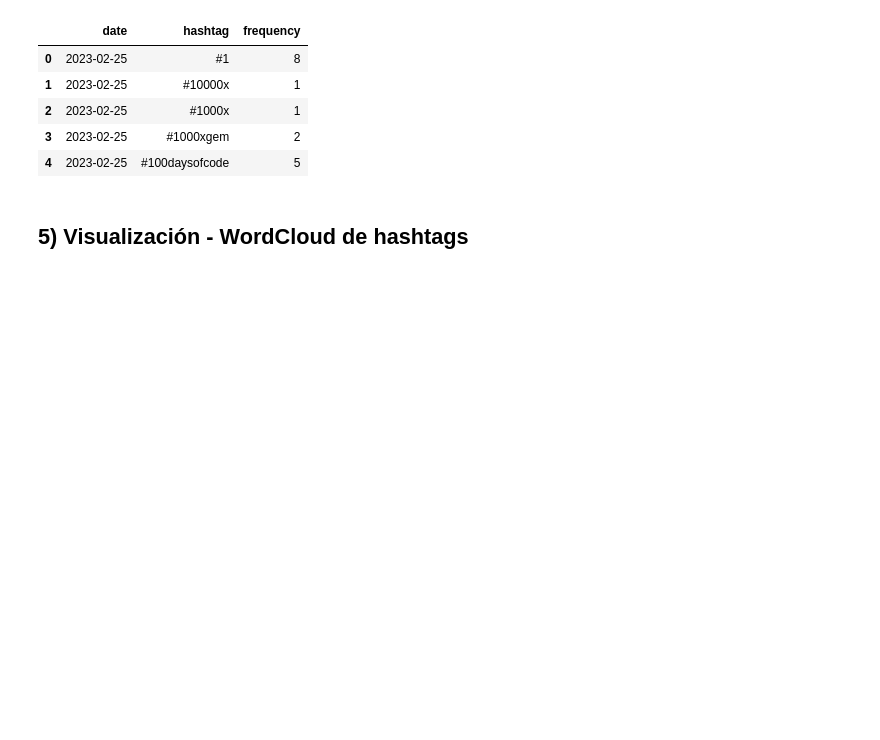
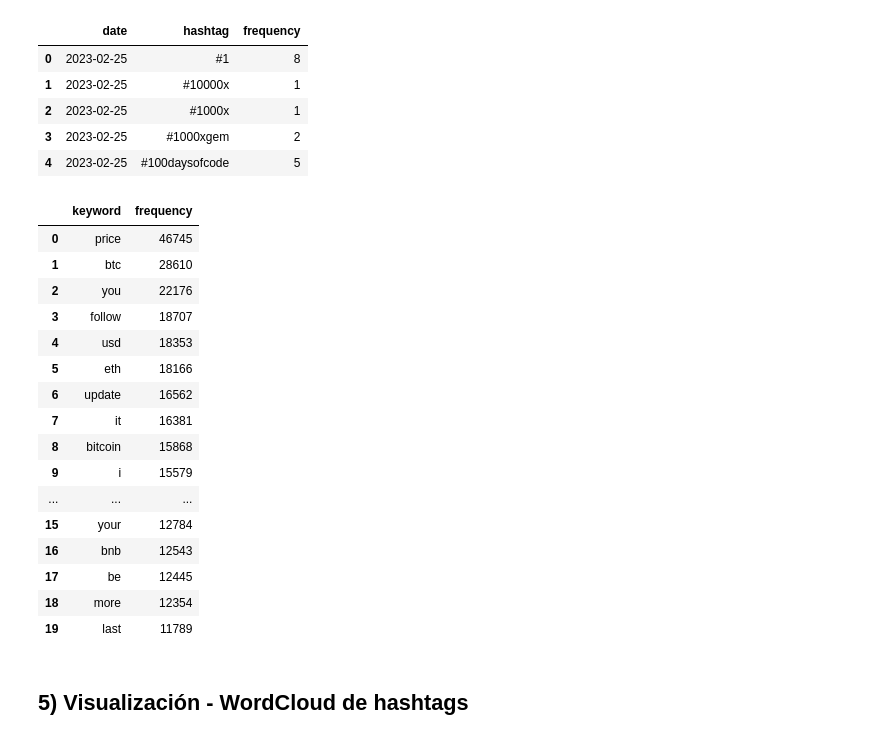
Before and after one commit to victorsgDev/Analysis_Sentiment-Trends-Social_Networks, a Jupyter notebook: VictorSanchez_BAIN_U2_Practica.ipynb, the cells around one changed output. Drawn from its saved outputs; the diff is of its cells as text; code cells hidden in the pictures; blank space fills up the shorter version.

Commit message:
add keyword extraction functionality and update frequency column in DataExtractor

```diff
--- a/VictorSanchez_BAIN_U2_Practica.ipynb
+++ b/VictorSanchez_BAIN_U2_Practica.ipynb
@@ -105,6 +105,26 @@ hashtag_analysis['by_date'].head()
 | 2 | 2023-02-25 | #1000x | 1 |
 | 3 | 2023-02-25 | #1000xgem | 2 |
 | 4 | 2023-02-25 | #100daysofcode | 5 |
+# %%
+hashtag_analysis['keywords_overall'].head(20)
+# %% [output]
+|  | keyword | frequency |
+| 0 | price | 46745 |
+| 1 | btc | 28610 |
+| 2 | you | 22176 |
+| 3 | follow | 18707 |
+| 4 | usd | 18353 |
+| 5 | eth | 18166 |
+| 6 | update | 16562 |
+| 7 | it | 16381 |
+| 8 | bitcoin | 15868 |
+| 9 | i | 15579 |
+| ... | ... | ... |
+| 15 | your | 12784 |
+| 16 | bnb | 12543 |
+| 17 | be | 12445 |
+| 18 | more | 12354 |
+| 19 | last | 11789 |
 # %% [markdown]
 ## 5) Visualización - WordCloud de hashtags
 # %%
```
Also changed, not shown: parts of 2 cells of this notebook, 3 other files.
